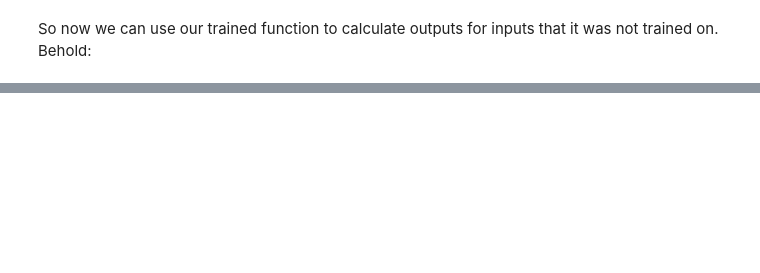
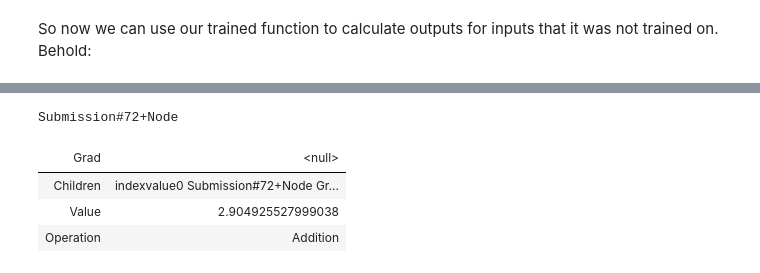
Before and after one commit to breggles/NeuralNetTalk, a Jupyter notebook: neuralnet.ipynb, the cells around one changed output, grey strips where cells are left out. Saved outputs shown, nothing was run; the diff lists cells and outputs as text; code cells hidden in the pictures; blank space fills up the shorter version.

```diff
--- a/neuralnet.ipynb
+++ b/neuralnet.ipynb
@@ -217,0 +341,36 @@ Judgement/experience required for training a neural net, artform, "fudging numbe
+# %%
+internal sealed class Neuron
+{
+    public Neuron(int inputCount)
+    {
+        var r = new Random();
+
+        Weights = Enumerable.Range(0, inputCount).Select(_ => new Node(r.NextDouble())).ToArray();
+
+        Bias = new Node(r.NextDouble());
+    }
+
+    public Node ApplyInputs(Node[] inputs)
+    {
+        return inputs.Zip(Weights, (input, weight) => input * weight)
+                     .Aggregate((a, b) => a + b)
+               + Bias;
+        // TODO: call activator function (tanh?) on sum
+    }
+
+    public Node ApplyInputs(double[] inputs) => ApplyInputs(inputs.Select(input => new Node(input)).ToArray());
+
+    public Node[] Weights { get; }
+
+    public Node Bias { get; }
+}
+
+var n = new Neuron(3);
+
+n.ApplyInputs([1, 2, 0])
+# %% [output]
+Submission#72+Node
+| Grad | <null> |
+| Children | indexvalue0 Submission#72+Node Gr... |
+| Value | 2.904925527999038 |
+| Operation | Addition |
```
Also changed, not shown: parts of 5 cells of this notebook.
